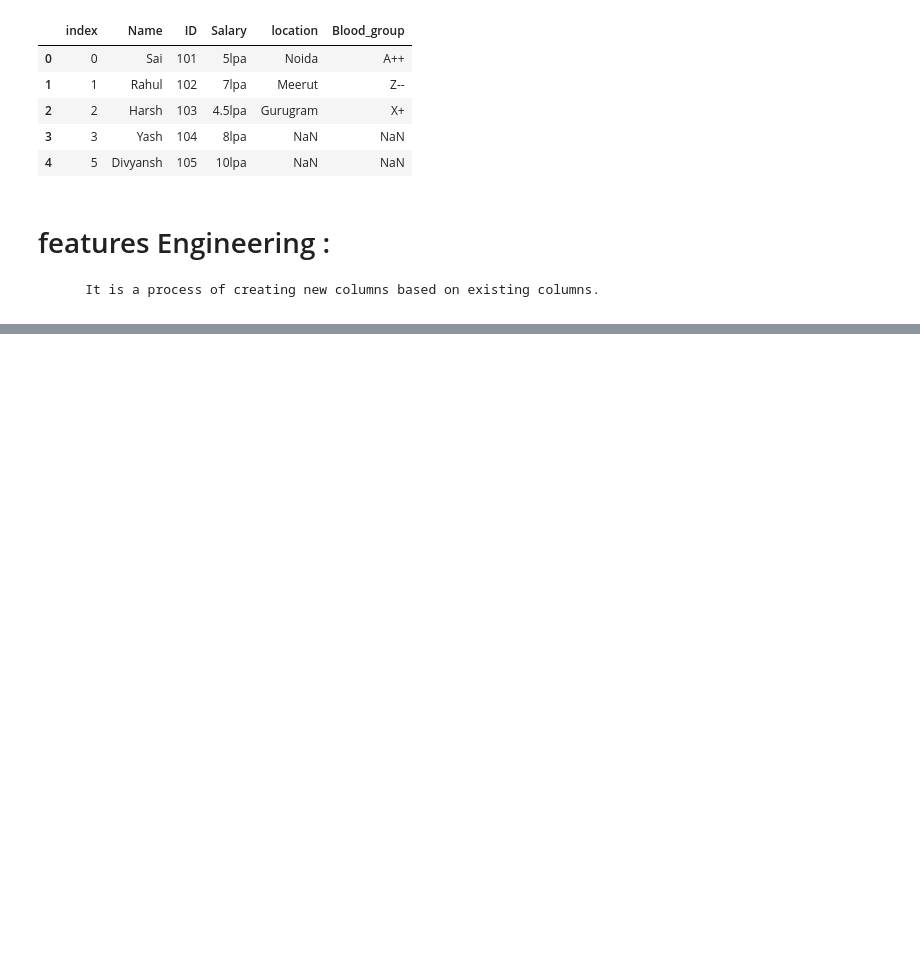
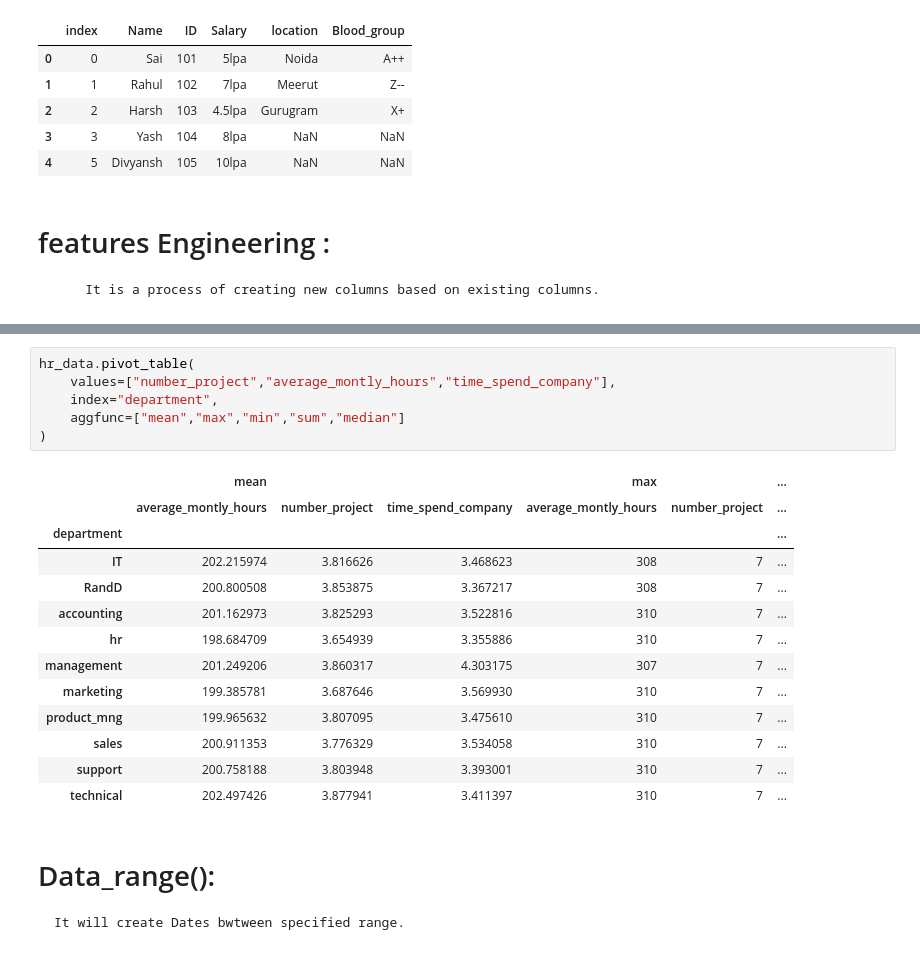
Before and after one commit to Amandeep006/QSPIDER-, a Jupyter notebook: pylab/pan.ipynb, the cells around one changed output, grey strips where cells are left out. Saved outputs shown, nothing was run; the diff lists cells and outputs as text; blank space fills up the shorter version.

```diff
--- a/pylab/pan.ipynb
+++ b/pylab/pan.ipynb
@@ -901,0 +939,23 @@ titanic.head()
+# %%
+hr_data.pivot_table(
+    values=["number_project","average_montly_hours","time_spend_company"],
+    index="department",
+    aggfunc=["mean","max","min","sum","median"]
+)
+# %% [output]
+|  | mean |  |  | max |  | ... |
+|  | average_montly_hours | number_project | time_spend_company | average_montly_hours | number_project | ... |
+| department |  |  |  |  |  | ... |
+| IT | 202.215974 | 3.816626 | 3.468623 | 308 | 7 | ... |
+| RandD | 200.800508 | 3.853875 | 3.367217 | 308 | 7 | ... |
+| accounting | 201.162973 | 3.825293 | 3.522816 | 310 | 7 | ... |
+| hr | 198.684709 | 3.654939 | 3.355886 | 310 | 7 | ... |
+| management | 201.249206 | 3.860317 | 4.303175 | 307 | 7 | ... |
+| marketing | 199.385781 | 3.687646 | 3.569930 | 310 | 7 | ... |
+| product_mng | 199.965632 | 3.807095 | 3.475610 | 310 | 7 | ... |
+| sales | 200.911353 | 3.776329 | 3.534058 | 310 | 7 | ... |
+| support | 200.758188 | 3.803948 | 3.393001 | 310 | 7 | ... |
+| technical | 202.497426 | 3.877941 | 3.411397 | 310 | 7 | ... |
+# %% [markdown]
+# Data_range():
+    It will create Dates bwtween specified range.
```
Also changed, not shown: parts of 7 cells of this notebook.
